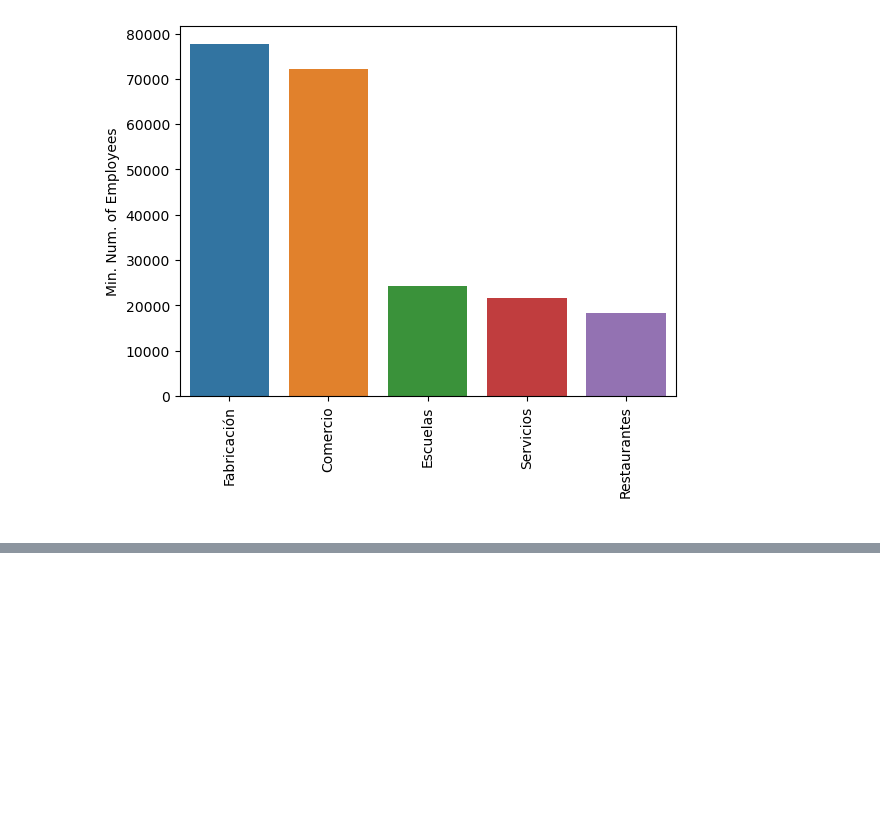
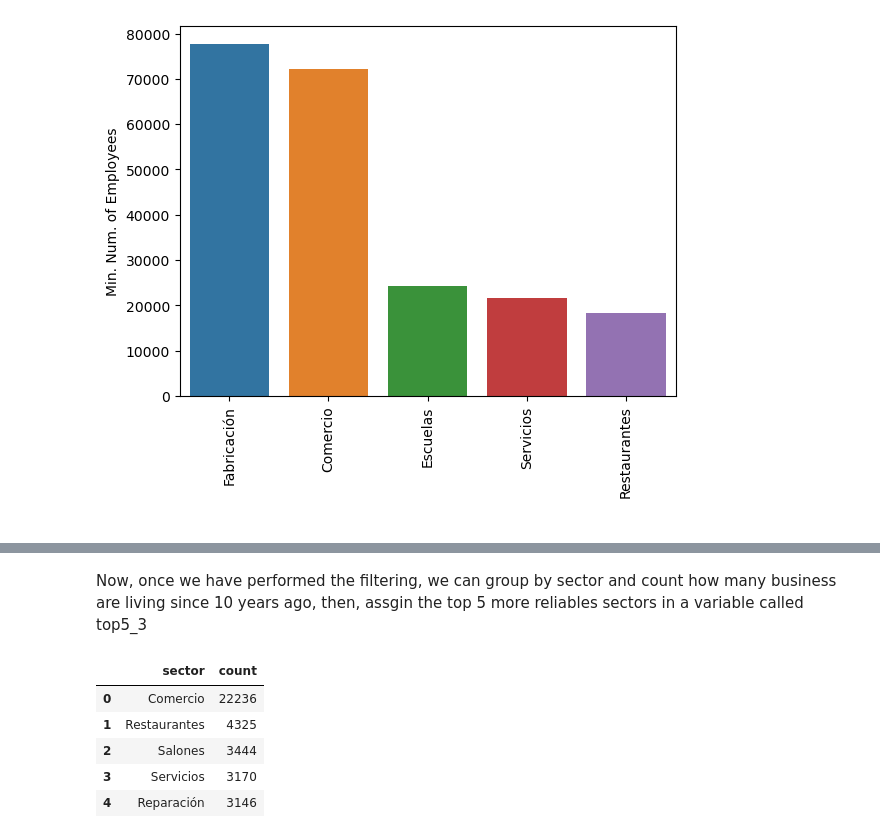
Before and after one commit to JTexis/TijuanaAnalysis, a Jupyter notebook: notebook.ipynb, the cells around one changed output, grey strips where cells are left out. Saved outputs shown, nothing was run; the diff lists cells and outputs as text; code cells hidden in the pictures; blank space fills up the shorter version.

```diff
--- a/notebook.ipynb
+++ b/notebook.ipynb
@@ -289,0 +354,19 @@ plt.xticks(rotation=90)
+# %% [markdown]
+Now, once we have performed the filtering, we can group by sector and count how many business are living since 10 years ago, then, assgin the top 5 more reliables sectors in a variable called top5_3
+# %%
+#Group by sector and count all the business for each one
+top5_3 = tj['sector'].value_counts().head(5)
+
+top5_3 = pd.DataFrame(top5_3).reset_index()
+
+top5_3.columns = ['sector', 'count']
+
+#Display top5_3
+display(top5_3)
+# %% [output]
+|  | sector | count |
+| 0 | Comercio | 22236 |
+| 1 | Restaurantes | 4325 |
+| 2 | Salones | 3444 |
+| 3 | Servicios | 3170 |
+| 4 | Reparación | 3146 |
```
Also changed, not shown: parts of 12 cells of this notebook, 1 other file.
